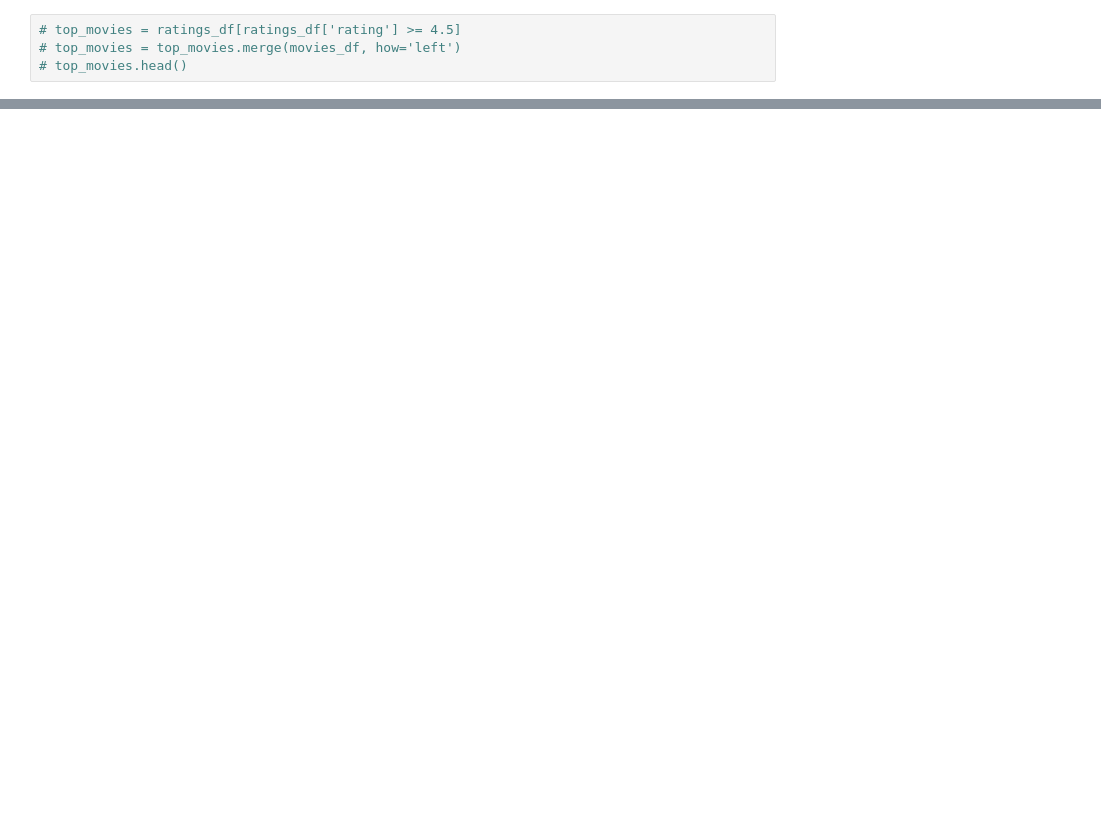
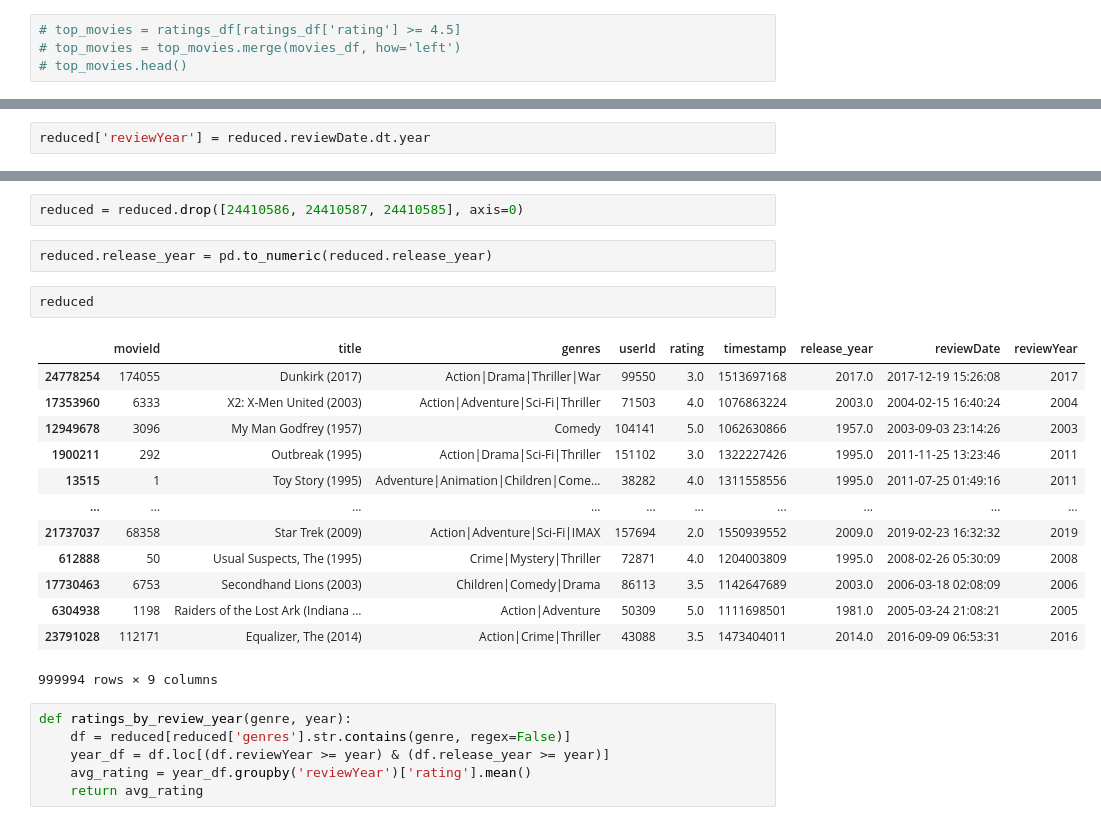
Before and after one commit to blancacarretero/movie-recommendation-engine, a Jupyter notebook: main.ipynb, the cells around one changed output, grey strips where cells are left out. Cells and saved outputs as stored; diff of their text form; blank space fills up the shorter version.

```diff
--- a/main.ipynb
+++ b/main.ipynb
@@ -348,0 +378,2 @@ for genre in top_genres:
+# %%
+reduced['reviewYear'] = reduced.reviewDate.dt.year
@@ -348,0 +405,26 @@ for genre in top_genres:
+# %%
+reduced = reduced.drop([24410586, 24410587, 24410585], axis=0)
+# %%
+reduced.release_year = pd.to_numeric(reduced.release_year)
+# %%
+reduced
+# %% [output]
+|  | movieId | title | genres | userId | rating | timestamp | release_year | reviewDate | reviewYear |
+| 24778254 | 174055 | Dunkirk (2017) | Action|Drama|Thriller|War | 99550 | 3.0 | 1513697168 | 2017.0 | 2017-12-19 15:26:08 | 2017 |
+| 17353960 | 6333 | X2: X-Men United (2003) | Action|Adventure|Sci-Fi|Thriller | 71503 | 4.0 | 1076863224 | 2003.0 | 2004-02-15 16:40:24 | 2004 |
+| 12949678 | 3096 | My Man Godfrey (1957) | Comedy | 104141 | 5.0 | 1062630866 | 1957.0 | 2003-09-03 23:14:26 | 2003 |
+| 1900211 | 292 | Outbreak (1995) | Action|Drama|Sci-Fi|Thriller | 151102 | 3.0 | 1322227426 | 1995.0 | 2011-11-25 13:23:46 | 2011 |
+| 13515 | 1 | Toy Story (1995) | Adventure|Animation|Children|Come... | 38282 | 4.0 | 1311558556 | 1995.0 | 2011-07-25 01:49:16 | 2011 |
+| ... | ... | ... | ... | ... | ... | ... | ... | ... | ... |
+| 21737037 | 68358 | Star Trek (2009) | Action|Adventure|Sci-Fi|IMAX | 157694 | 2.0 | 1550939552 | 2009.0 | 2019-02-23 16:32:32 | 2019 |
+| 612888 | 50 | Usual Suspects, The (1995) | Crime|Mystery|Thriller | 72871 | 4.0 | 1204003809 | 1995.0 | 2008-02-26 05:30:09 | 2008 |
+| 17730463 | 6753 | Secondhand Lions (2003) | Children|Comedy|Drama | 86113 | 3.5 | 1142647689 | 2003.0 | 2006-03-18 02:08:09 | 2006 |
+| 6304938 | 1198 | Raiders of the Lost Ark (Indiana ... | Action|Adventure | 50309 | 5.0 | 1111698501 | 1981.0 | 2005-03-24 21:08:21 | 2005 |
+| 23791028 | 112171 | Equalizer, The (2014) | Action|Crime|Thriller | 43088 | 3.5 | 1473404011 | 2014.0 | 2016-09-09 06:53:31 | 2016 |
+999994 rows × 9 columns
+# %%
+def ratings_by_review_year(genre, year):
+    df = reduced[reduced['genres'].str.contains(genre, regex=False)]
+    year_df = df.loc[(df.reviewYear >= year) & (df.release_year >= year)]
+    avg_rating = year_df.groupby('reviewYear')['rating'].mean()
+    return avg_rating
```
Also changed, not shown: parts of 17 cells of this notebook.
